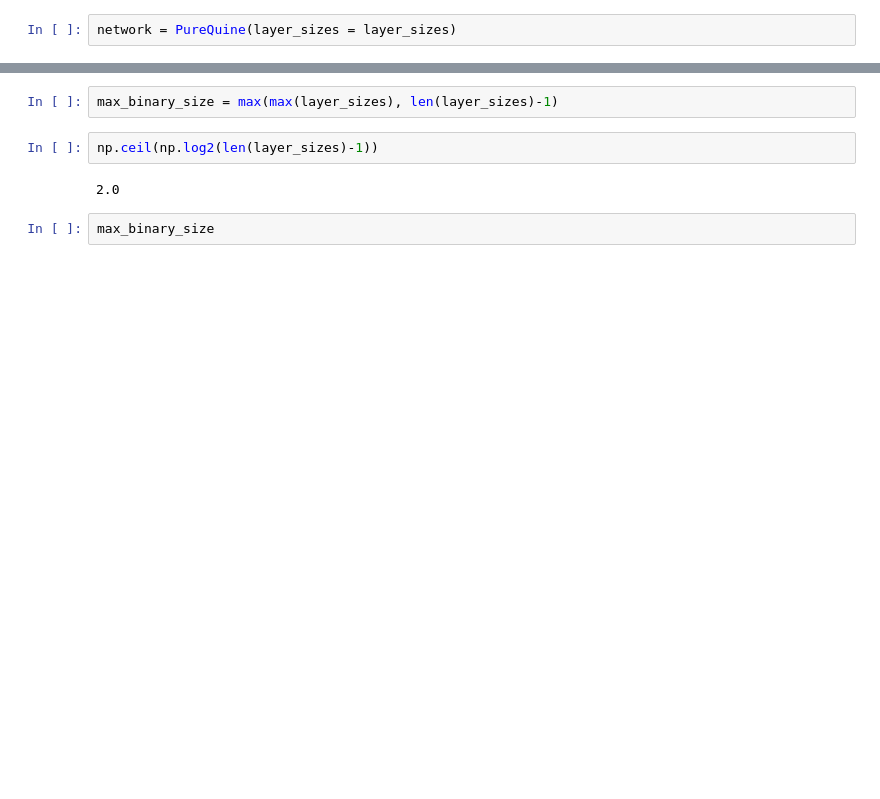
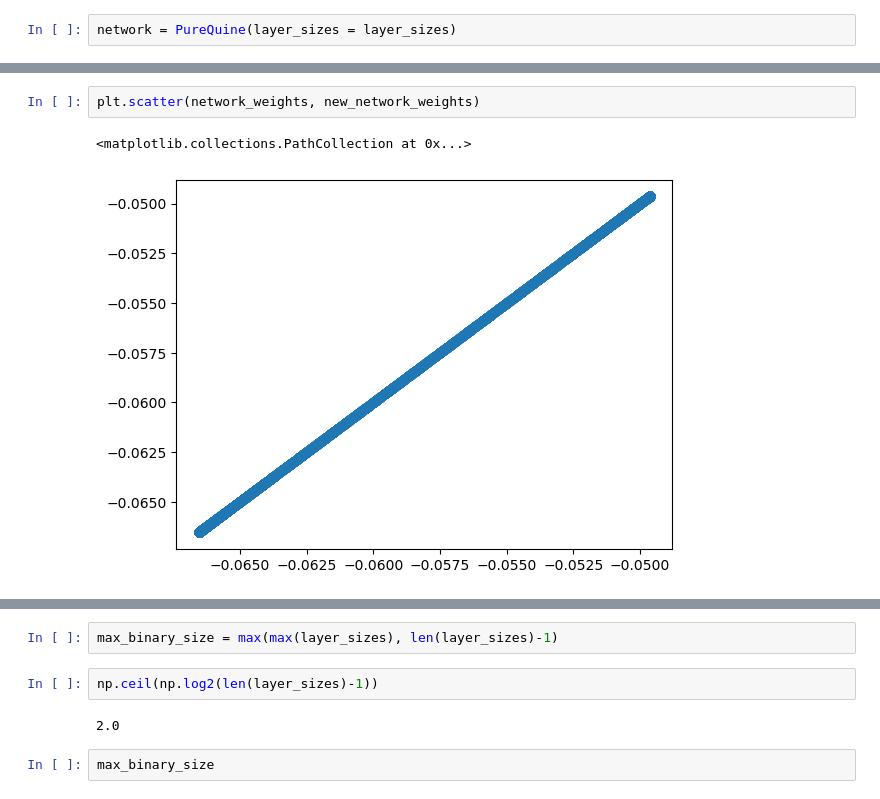
Before and after one commit to MohammedAlkhrashi/NNReplication, a Jupyter notebook: binary_replication.ipynb, the cells around one changed output, grey strips where cells are left out. Drawn from its saved outputs; the diff is of its cells as text; blank space fills up the shorter version.

```diff
--- a/binary_replication.ipynb
+++ b/binary_replication.ipynb
@@ -45,0 +105,5 @@ network = PureQuine(layer_sizes = layer_sizes)
+# %%
+plt.scatter(network_weights, new_network_weights)
+# %% [output]
+<matplotlib.collections.PathCollection at 0x...>
+[figure, added]
```
Also changed, not shown: parts of 27 cells of this notebook.
